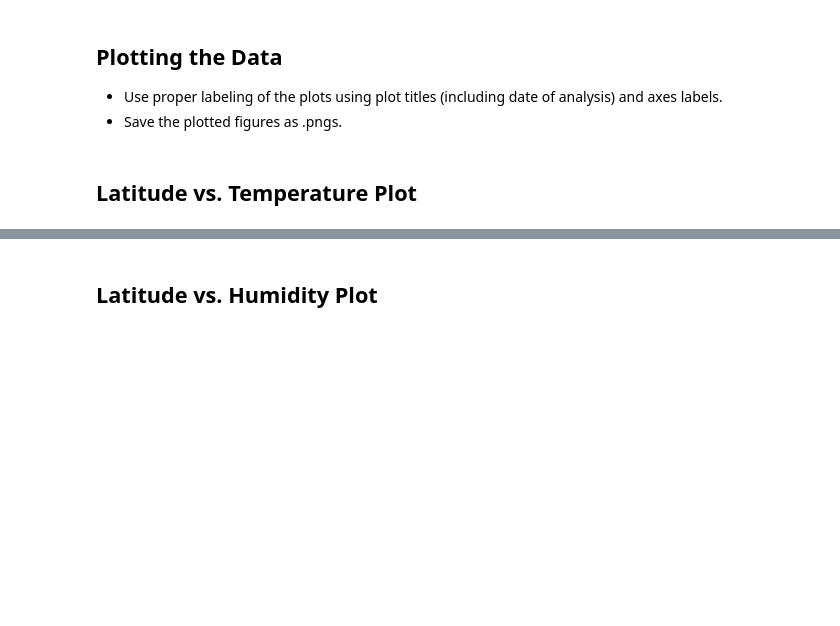
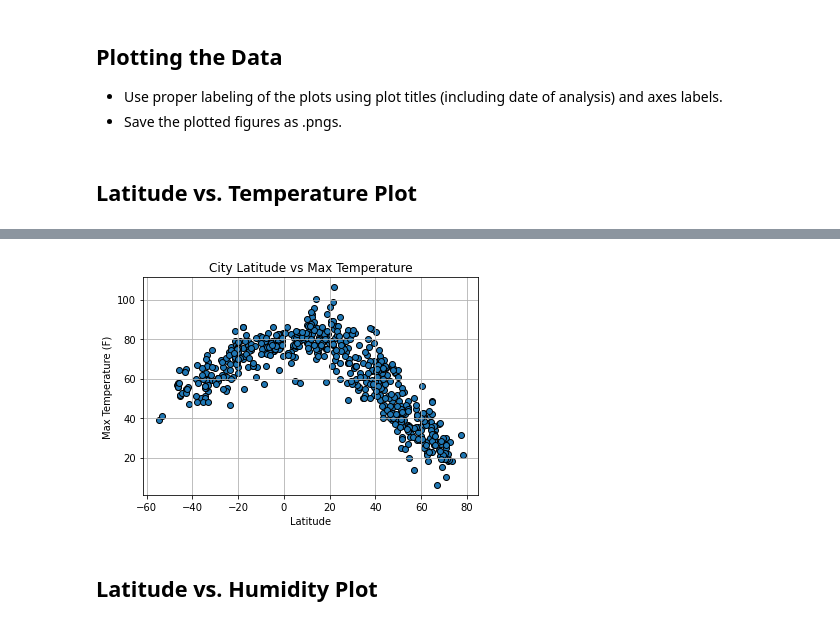
Before and after one commit to aebowden36/python-api-challenge, a Jupyter notebook: WeatherPy.ipynb, the cells around one changed output, grey strips where cells are left out. Drawn from its saved outputs; the diff is of its cells as text; code cells hidden in the pictures; blank space fills up the shorter version.

Commit message:
scatter plots

```diff
--- a/WeatherPy.ipynb
+++ b/WeatherPy.ipynb
@@ -181,2 +130,15 @@ Int64Index([], dtype='int64')
+# %%
+plt.scatter(weather_data_df['Latitude'], weather_data_df['Temperature'], marker='o',edgecolors='black')
+
+plt.title("City Latitude vs Max Temperature")
+plt.ylabel("Max Temperature (F)")
+plt.xlabel("Latitude")
+plt.grid(True)
+
+#plt.savefig("TempInWorldCities.png")
+
+plt.show()
+# %% [output]
+[figure, added]
 # %% [markdown]
 ## Latitude vs. Humidity Plot
```
Also changed, not shown: parts of 13 cells of this notebook.
